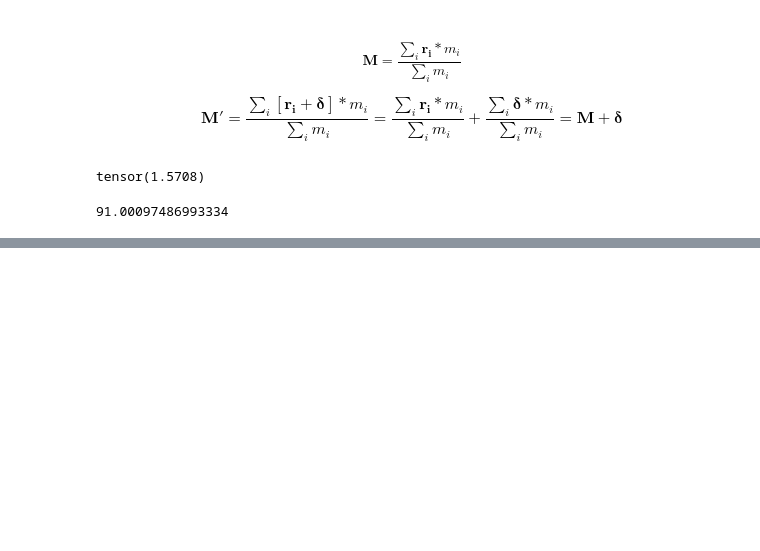
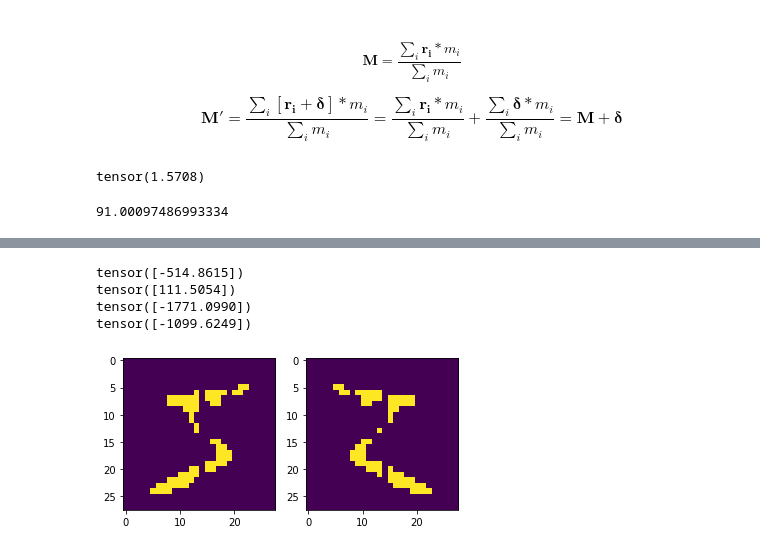
Before and after one commit to davemeijdam/map-generalization-thesis-2021, a Jupyter notebook: notebooks/moments_.ipynb, the cells around one changed output, grey strips where cells are left out. Drawn from its saved outputs; the diff is of its cells as text; code cells hidden in the pictures; blank space fills up the shorter version.

```diff
--- a/notebooks/moments_.ipynb
+++ b/notebooks/moments_.ipynb
@@ -297,0 +355,22 @@ np.arctan2(60, -1) * 180 / 3.14
+# %%
+figure, axis = plt.subplots(1, 2)
+
+axis[0].imshow(plot_preprocessing(default))
+axis[1].imshow(plot_preprocessing(flipped))
+
+print(mu(default,3,0))
+print(mu(default,0,3))
+print(mu(flipped,3,0))
+print(mu(flipped,0,3))
+
+#print(mu(default,0,3))
+#print(mu(rotated,0,3))
+#print(mu(scaled,0,3))
+#print(mu(flipped,0,3))
+#print(mu(translated,0,3))
+# %% [output]
+tensor([-514.8615])
+tensor([111.5054])
+tensor([-1771.0990])
+tensor([-1099.6249])
+[figure, added]
```
Also changed, not shown: parts of 9 cells of this notebook, 1 other file.
